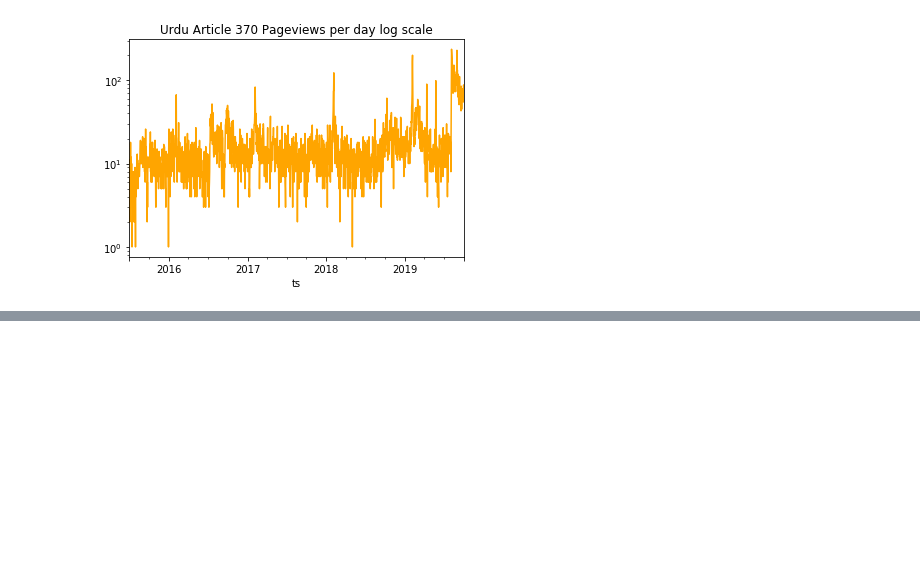
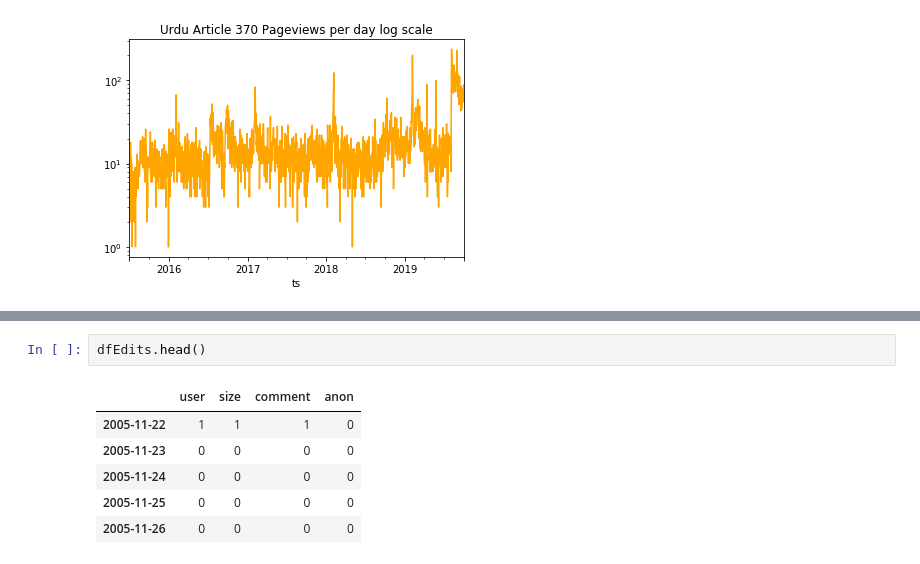
Before and after one commit to ViralNotPrasad/cscw-wiki, a Jupyter notebook: R/Pageviews.ipynb, the cells around one changed output, grey strips where cells are left out. Saved outputs shown, nothing was run; the diff lists cells and outputs as text; blank space fills up the shorter version.

```diff
--- a/R/Pageviews.ipynb
+++ b/R/Pageviews.ipynb
@@ -181,0 +249,9 @@ fig.tight_layout()  # otherwise the right y-label is slightly clipped
+# %%
+dfEdits.head()
+# %% [output]
+|  | user | size | comment | anon |
+| 2005-11-22 | 1 | 1 | 1 | 0 |
+| 2005-11-23 | 0 | 0 | 0 | 0 |
+| 2005-11-24 | 0 | 0 | 0 | 0 |
+| 2005-11-25 | 0 | 0 | 0 | 0 |
+| 2005-11-26 | 0 | 0 | 0 | 0 |
```
Also changed, not shown: parts of 5 cells of this notebook.
